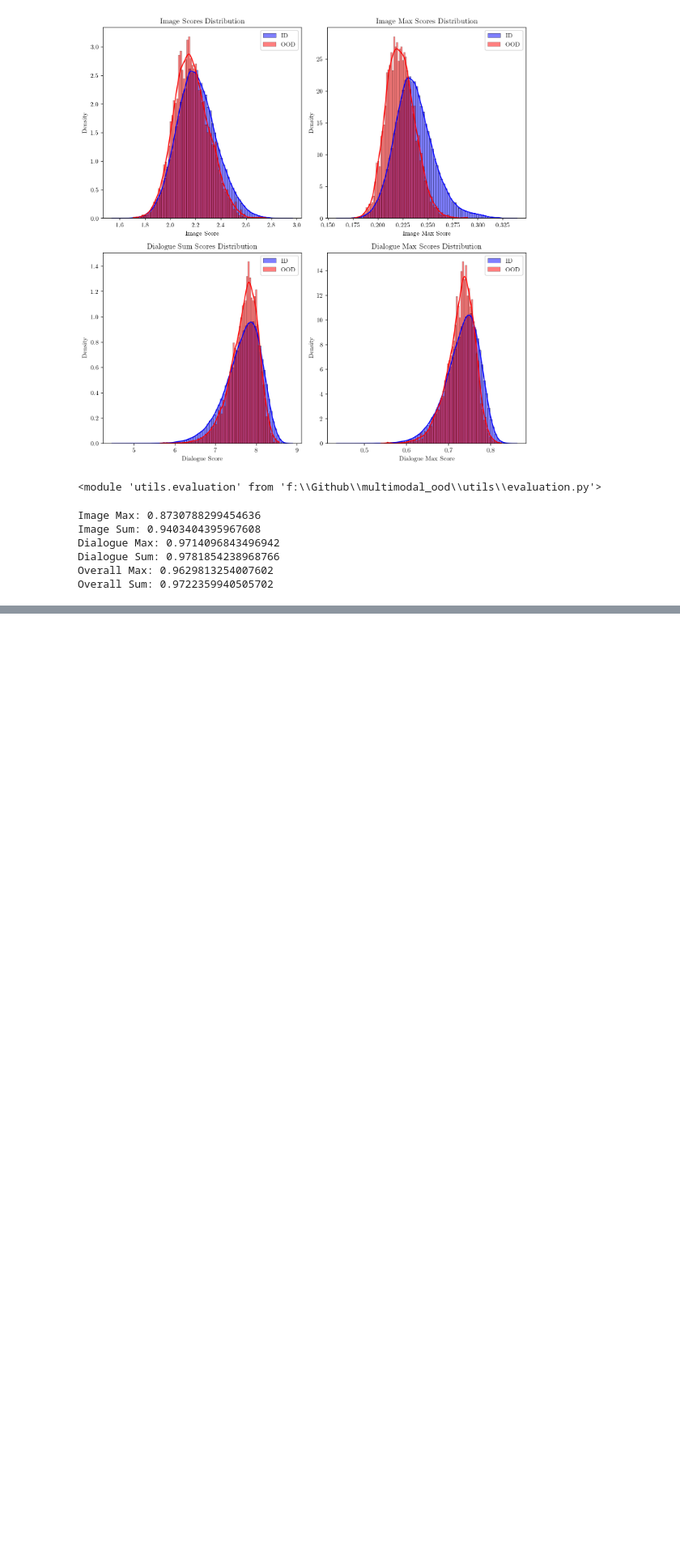
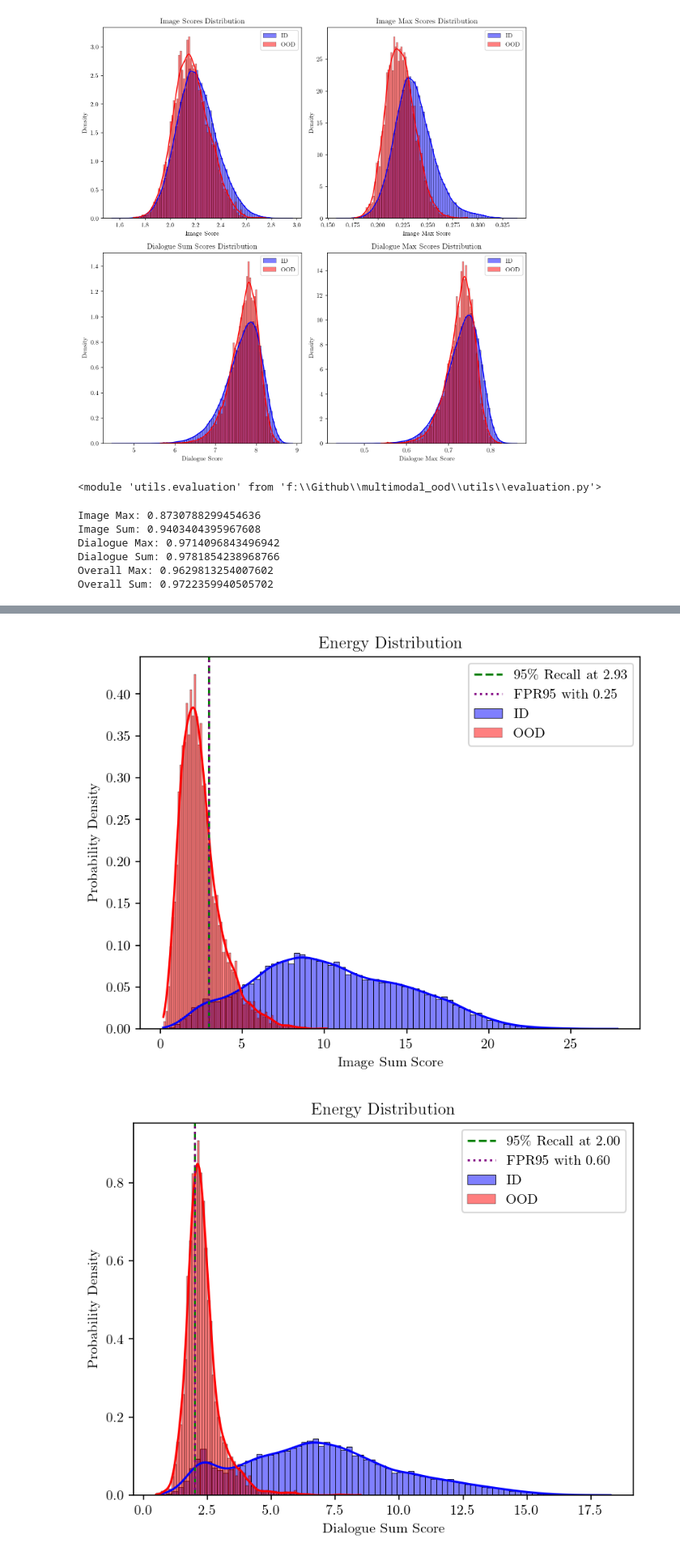
Before and after one commit to wfyitf/multimodal_ood, a Jupyter notebook: notebooks/clip_qa.ipynb, the cells around one changed output, grey strips where cells are left out. Shown at 81% size. Saved outputs shown, nothing was run; the diff lists cells and outputs as text; code cells hidden in the pictures; blank space fills up the shorter version.

```diff
--- a/notebooks/clip_qa.ipynb
+++ b/notebooks/clip_qa.ipynb
@@ -262,8 +326,14 @@ import matplotlib.pyplot as plt
 ood_scores = df_test[df_test['OOD'] == 0][f'{score_type}_{type}_image']
 non_ood_scores = df_test[df_test['OOD'] == 1][f'{score_type}_{type}_image']
 
+ood_scores_transform = df_test[df_test['OOD'] == 0][f'{score_type}_{type}_image_tranform']
+non_ood_scores_transform = df_test[df_test['OOD'] == 1][f'{score_type}_{type}_image_tranform']
+
 sns.histplot(non_ood_scores, bins=80, alpha=0.5, label='ID', kde=True, color='blue',stat="density")
 sns.histplot(ood_scores, bins=80, alpha=0.5, label='OOD', kde=True, color='red', stat="density")
+#sns.histplot(non_ood_scores_transform, bins=80, alpha=0.5, label='ID', kde=True, color='green',stat="density")
+#sns.histplot(ood_scores_transform, bins=80, alpha=0.5, label='OOD', kde=True, color='purple', stat="density")
+
 plt.title(f'{score_type.title()} Distribution')
 plt.xlabel(f'Image {type.title()} Score')
 plt.ylabel('Probability Density')
@@ -293,30 +363,33 @@ cumulative_id = np.cumsum(hist_id * np.diff(bins_id))
 threshold_index_id = np.where(cumulative_id >= (1 - fpr/100))[0][0]
 threshold_value_id = bins_id[threshold_index_id]
 hist_ood, bins_ood = np.histogram(ood_scores, bins=80, density=True)
 cumulative_ood = np.cumsum(hist_ood * np.diff(bins_ood))
 threshold_index_ood = np.searchsorted(bins_ood, threshold_value_id) - 1
 cumulative_probability_ood = cumulative_ood[threshold_index_ood]
 plt.axvline(x=threshold_value_id, color='green', linestyle='--', label=f'{fpr}\% Recall at {threshold_value_id:.2f}')
 plt.axvline(x=threshold_value_id, color='purple', linestyle=':', label=f'FPR{fpr} with {(1 - cumulative_probability_ood):.2f}')
 plt.legend()
 plt.show()
 
 ood_scores = df_test[df_test['OOD'] == 0][f'{score_type}_overall_simialrity_{type}']
 non_ood_scores = df_test[df_test['OOD'] == 1][f'{score_type}_overall_simialrity_{type}']
 sns.histplot(non_ood_scores, bins=80, alpha=0.5, label='ID', kde=True, color='blue',  stat="density")
 sns.histplot(ood_scores, bins=80, alpha=0.5, label='OOD', kde=True, color='red',  stat="density")
 plt.title('Energy Distribution')
 plt.xlabel(f'Overall {type.title()} Score')
 plt.ylabel('Probability Density')
 hist_id, bins_id = np.histogram(non_ood_scores, bins=80, density=True)
 cumulative_id = np.cumsum(hist_id * np.diff(bins_id))
 threshold_index_id = np.where(cumulative_id >= (1 - fpr/100))[0][0]
 threshold_value_id = bins_id[threshold_index_id]
 hist_ood, bins_ood = np.histogram(ood_scores, bins=80, density=True)
 cumulative_ood = np.cumsum(hist_ood * np.diff(bins_ood))
 threshold_index_ood = np.searchsorted(bins_ood, threshold_value_id) - 1
 cumulative_probability_ood = cumulative_ood[threshold_index_ood]
 plt.axvline(x=threshold_value_id, color='green', linestyle='--', label=f'{fpr}\% Recall at {threshold_value_id:.2f}')
 plt.axvline(x=threshold_value_id, color='purple', linestyle=':', label=f'FPR{fpr} with {(1 - cumulative_probability_ood):.2f}')
 plt.legend()
 plt.show()
+# %% [output]
+[figure, added]
+[figure, added]
```
Also changed, not shown: parts of 12 cells of this notebook, 1 other file.
